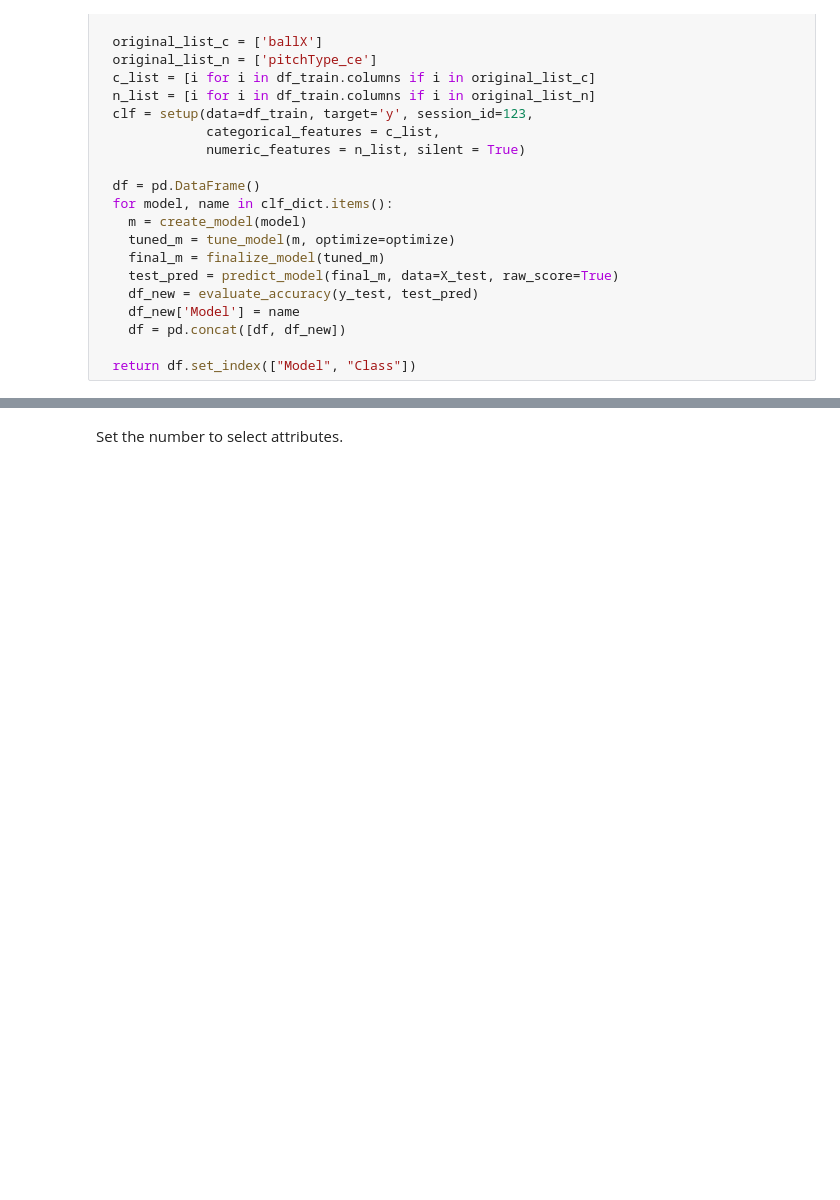
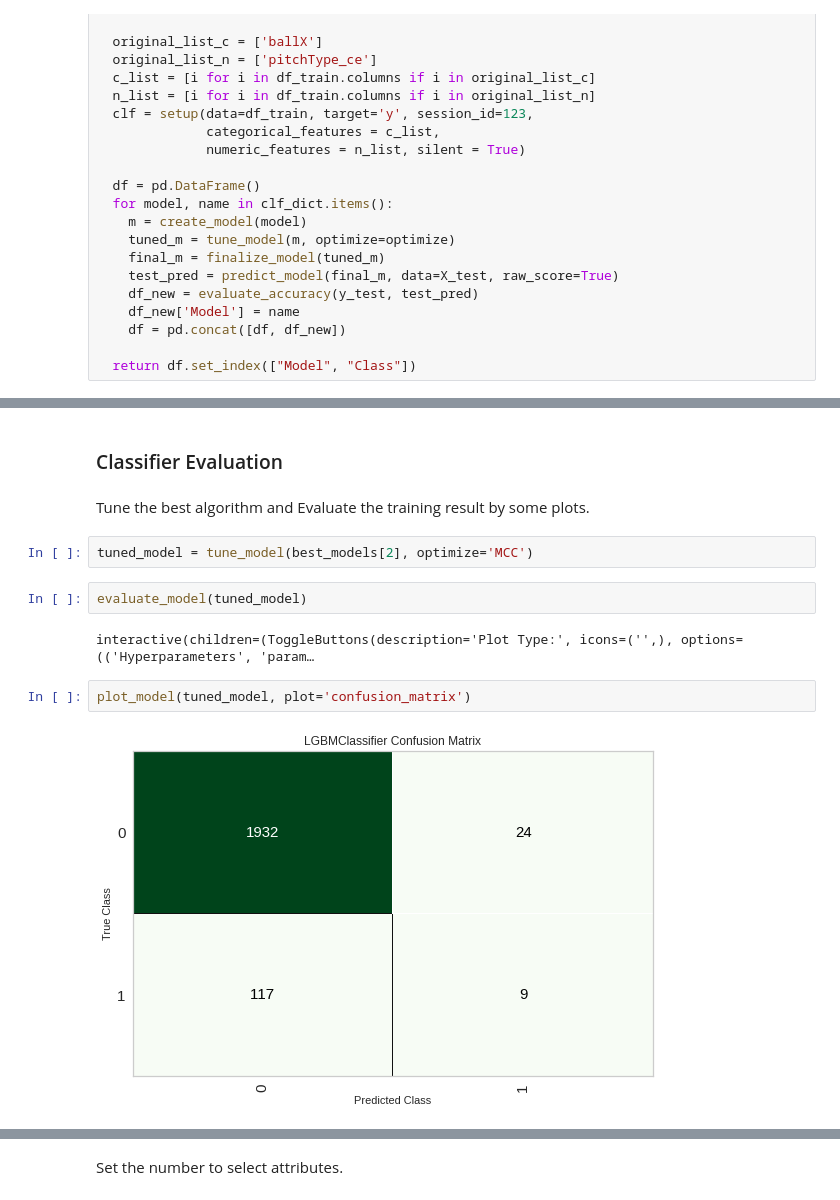
Before and after one commit to tomo0530/CS699_Term_Project, a Jupyter notebook: CS699_Term_Project.ipynb, the cells around one changed output, grey strips where cells are left out. Drawn from its saved outputs; the diff is of its cells as text; blank space fills up the shorter version.

```diff
--- a/CS699_Term_Project.ipynb
+++ b/CS699_Term_Project.ipynb
@@ -240,0 +247,14 @@ def evaluate_each_clf_accuracy(df_train, X_test, y_test, optimize='Accuracy'):
+# %% [markdown]
+### Classifier Evaluation
+# %% [markdown]
+Tune the best algorithm and Evaluate the training result by some plots.
+# %%
+tuned_model = tune_model(best_models[2], optimize='MCC')
+# %%
+evaluate_model(tuned_model)
+# %% [output]
+interactive(children=(ToggleButtons(description='Plot Type:', icons=('',), options=(('Hyperparameters', 'param…
+# %%
+plot_model(tuned_model, plot='confusion_matrix')
+# %% [output]
+[figure, added]
```
Also changed, not shown: parts of 76 cells of this notebook.
